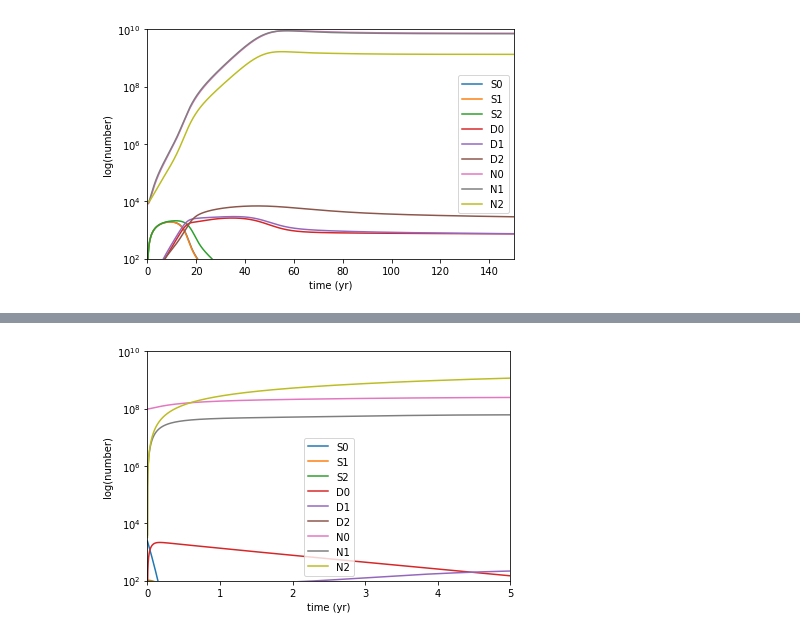
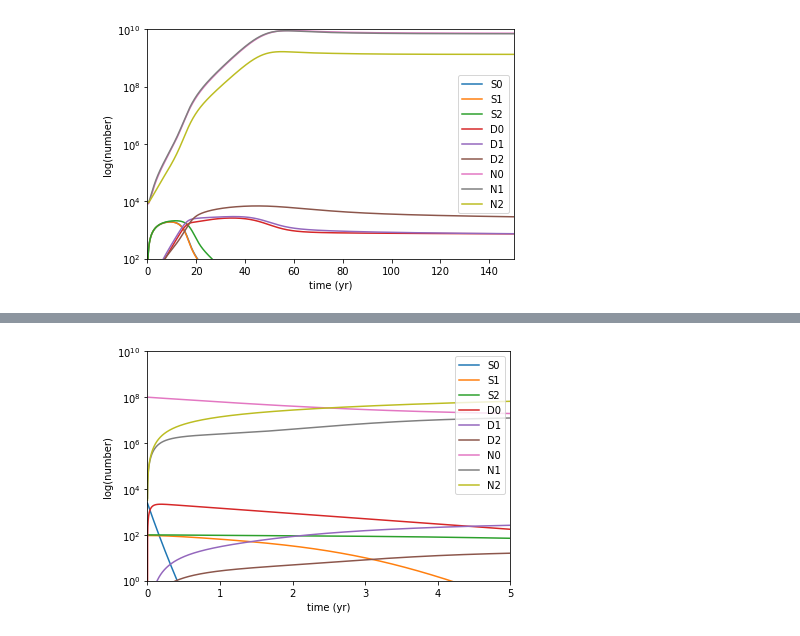
Before and after one commit to JustinLaw-D/debris-simulations, a Jupyter notebook: NCell_sims2.ipynb, the cells around one changed output, grey strips where cells are left out. Saved outputs shown, nothing was run; the diff lists cells and outputs as text; code cells hidden in the pictures.

```diff
--- a/NCell_sims2.ipynb
+++ b/NCell_sims2.ipynb
@@ -212,12 +212,10 @@ def drag_lifetime_loc(hmax, hmin, a_over_m):
 atmosphere = NCell(S_i, D_i, N_i, alts, dhs, lam, drag_lifetime_loc, del_t=del_t, tau_min=tau_min)
 # %%
 from scipy.stats import norm
-chi_index = 2
-mean = -2.1
-st_dev = 0.45
-debris = norm.rvs(loc=mean, scale=st_dev, size=int(10**8))
+mean = -2.6
 for i in range(len(atmosphere.logL_edges) - 1):
-    atmosphere.cells[10].N_bins[0][i,2] += len(debris[(debris >= atmosphere.logL_edges[i]) & (debris <= atmosphere.logL_edges[i+1])])
+    if atmosphere.logL_edges[i] <= mean and atmosphere.logL_edges[i+1] > mean:
+        atmosphere.cells[10].N_bins[0][i,2] += int(10**8)
 print(atmosphere.cells[10].N_bins[0][:,2])
 
 sat = np.random.uniform(300-25/2,550-25/2,size=1000)
@@ -230,5 +229,5 @@ for i in range(len(atmosphere.cells)):
 # %%
-atmosphere.run_sim_precor(T, mindtfactor=10000, )
+atmosphere.run_sim_precor(T, mindtfactor=10000)
 t = atmosphere.get_t()
 S0, S1, S2 = atmosphere.get_S()[10], atmosphere.get_S()[5], atmosphere.get_S()[0]
 D0, D1, D2 = atmosphere.get_D()[10], atmosphere.get_D()[5], atmosphere.get_D()[0]
@@ -241,24 +235,24 @@ WARNING : System may be too stiff to integrate
 # %%
 import matplotlib.pyplot as plt
 
 fig, ax1 = plt.subplots()
 ax1.set_xlabel('time (yr)')
 ax1.set_ylabel('log(number)')
 ax1.set_yscale('log')
 ax1.plot(t, S0, label='S0')
 ax1.plot(t, S1, label='S1')
 ax1.plot(t, S2, label='S2')
 ax1.plot(t, D0, label='D0')
 ax1.plot(t, D1, label='D1')
 ax1.plot(t, D2, label='D2')
 ax1.plot(t, N0, label='N0')
 ax1.plot(t, N1, label='N1')
 ax1.plot(t, N2, label='N2')
-ax1.set_ylim(100, 1e10)
+ax1.set_ylim(1, 1e10)
 ax1.set_xlim(0,T)
 ax1.legend()
 
 fig.tight_layout()  # otherwise the right y-label is slightly clipped
 plt.show()
 # %% [output]
-[figure, old version]
+[figure, new version]
```
Also changed, not shown: parts of 2 cells of this notebook.
